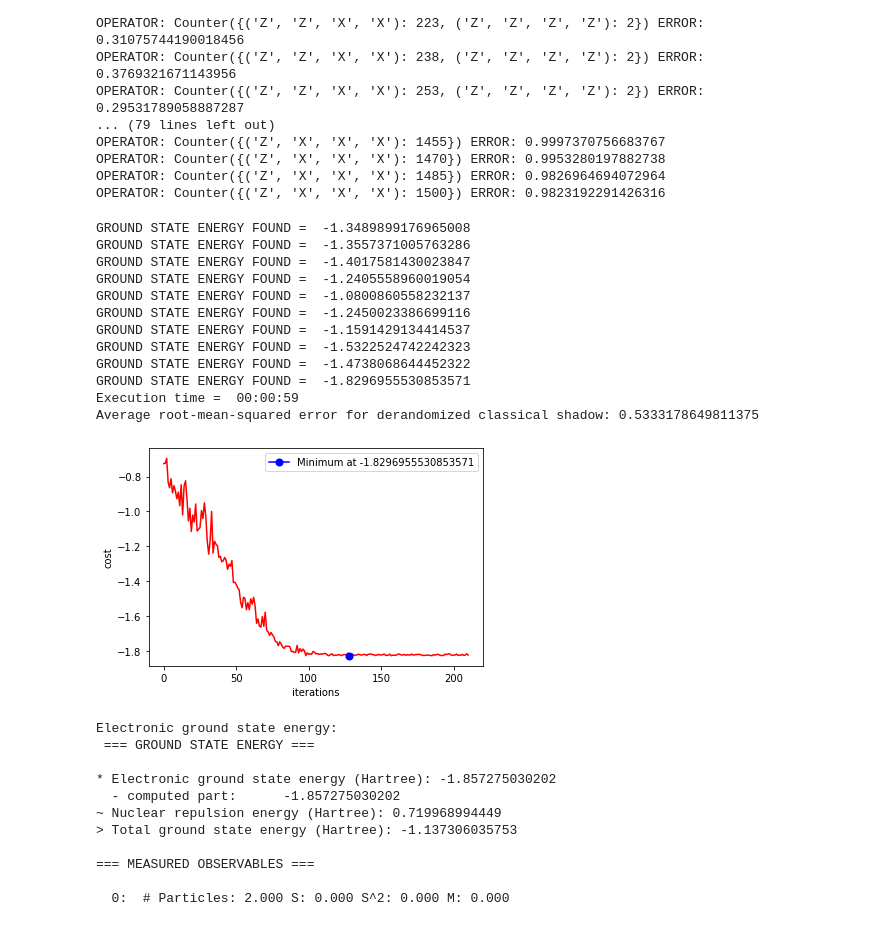
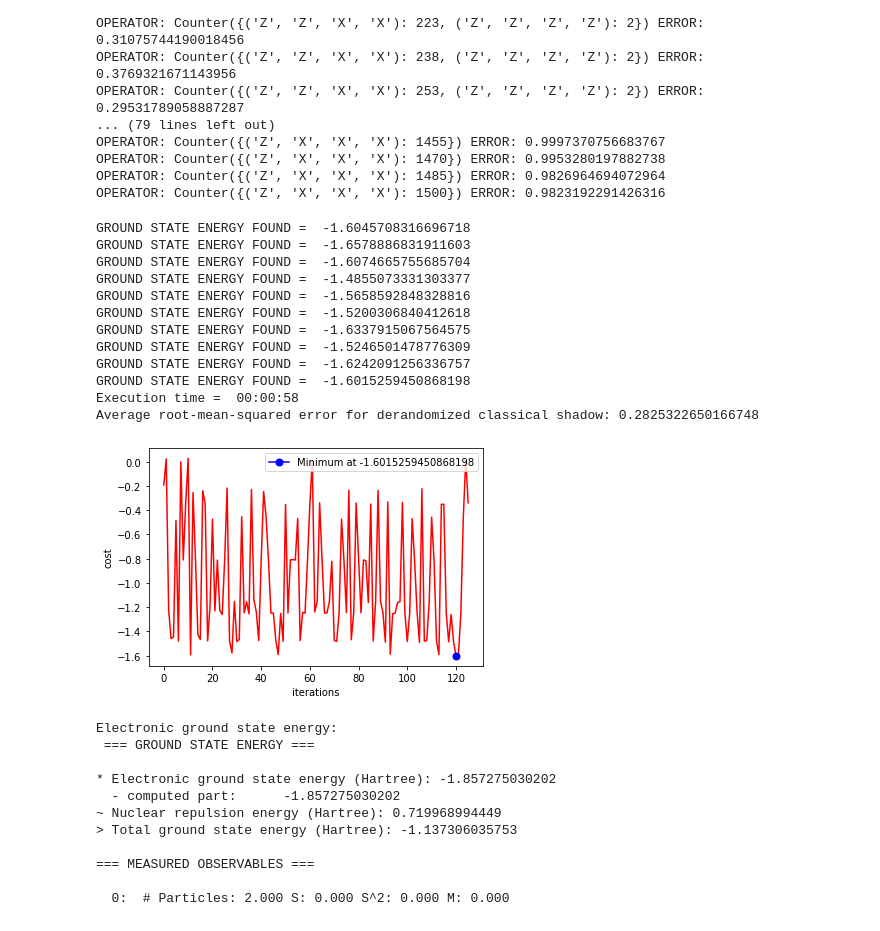
Before and after one commit to renatawong/classical-shadow-vqe, a Jupyter notebook: esp_dcs_optimized.ipynb, the cells around one changed output. Saved outputs shown, nothing was run; the diff lists cells and outputs as text; code cells hidden in the pictures.

Commit message:
Add files via upload
Updated experiment for manually selected derandomised Hamiltonian

```diff
--- a/esp_dcs_optimized.ipynb
+++ b/esp_dcs_optimized.ipynb
@@ -574,7 +574,7 @@ def objective_function(operators, params):
 
 
 
-derandomized_hamiltonian = [['Z', 'Z', 'Z', 'Z']] * 1000     #+ [['Z', 'X', 'Z', 'X']] * 500
+derandomized_hamiltonian = [['Z', 'Z', 'Z', 'Z']] * 1 + [['Z', 'X', 'Z', 'X']] * 999
 cost_function = partial(objective_function, derandomized_hamiltonian)
 
 
@@ -586,46 +586,46 @@ num_experiments = 10
 for iteration in range(num_experiments):
     cost_history = []
     params = np.random.rand(ansatz.num_parameters)
     result = optimizer.minimize(fun=cost_function, x0=params)
     expectation_values.append(min(cost_history))
     print("GROUND STATE ENERGY FOUND = ", min(cost_history))
 
     if iteration == num_experiments-1:
 
         num_points = len(cost_history)
 
         min_energy = min(cost_history)
         min_energy_idx = cost_history.index(min_energy)
         minimum_str = str(min_energy)
 
         plt.plot([i for i in range(num_points)], [cost_history[i] for i in range(num_points)], 'r')
         plt.plot(min_energy_idx, min_energy, 'b', marker="o", markersize=7, label='Minimum at '+ minimum_str)
         plt.xlabel('iterations')
         plt.ylabel('cost')
         plt.legend(loc=1)
 
 
 
 elapsed_time = time.time() - start_time
 print("Execution time = ", time.strftime("%H:%M:%S", time.gmtime(elapsed_time)))
 
 rmse_derandomised_cs = np.sqrt(np.sum([(EXPECTED_EIGENVALUE - expectation_values[i])**2
                                        for i in range(num_experiments)])/num_experiments)
 print(f"Average root-mean-squared error for derandomized classical shadow: {rmse_derandomised_cs}")
 # %% [output]
-GROUND STATE ENERGY FOUND =  -1.3489899176965008
-GROUND STATE ENERGY FOUND =  -1.3557371005763286
-GROUND STATE ENERGY FOUND =  -1.4017581430023847
-GROUND STATE ENERGY FOUND =  -1.2405558960019054
-GROUND STATE ENERGY FOUND =  -1.0800860558232137
-GROUND STATE ENERGY FOUND =  -1.2450023386699116
-GROUND STATE ENERGY FOUND =  -1.1591429134414537
-GROUND STATE ENERGY FOUND =  -1.5322524742242323
-GROUND STATE ENERGY FOUND =  -1.4738068644452322
-GROUND STATE ENERGY FOUND =  -1.8296955530853571
-Execution time =  00:00:59
-Average root-mean-squared error for derandomized classical shadow: 0.5333178649811375
+GROUND STATE ENERGY FOUND =  -1.6045708316696718
+GROUND STATE ENERGY FOUND =  -1.6578886831911603
+GROUND STATE ENERGY FOUND =  -1.6074665755685704
+GROUND STATE ENERGY FOUND =  -1.4855073331303377
+GROUND STATE ENERGY FOUND =  -1.5658592848328816
+GROUND STATE ENERGY FOUND =  -1.5200306840412618
+GROUND STATE ENERGY FOUND =  -1.6337915067564575
+GROUND STATE ENERGY FOUND =  -1.5246501478776309
+GROUND STATE ENERGY FOUND =  -1.6242091256336757
+GROUND STATE ENERGY FOUND =  -1.6015259450868198
+Execution time =  00:00:58
+Average root-mean-squared error for derandomized classical shadow: 0.2825322650166748
-[figure, old version]
+[figure, new version]
 # %%
 '''
 Above we have assumed a particular ground state energy for the molecule of interest.
```
Also changed, not shown: parts of 2 cells of this notebook.
